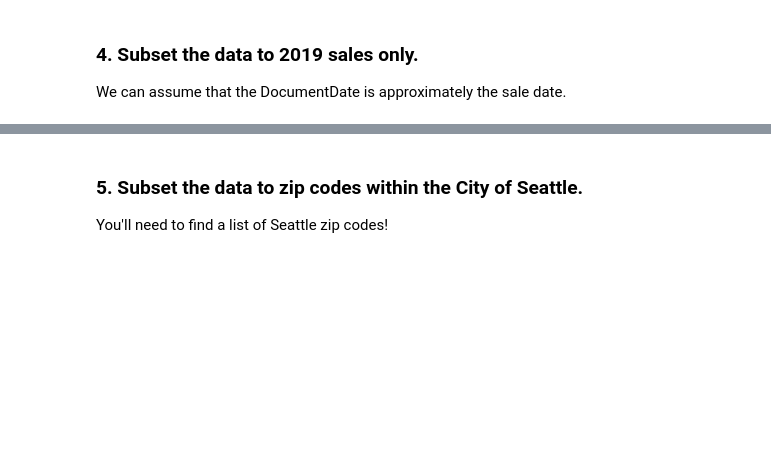
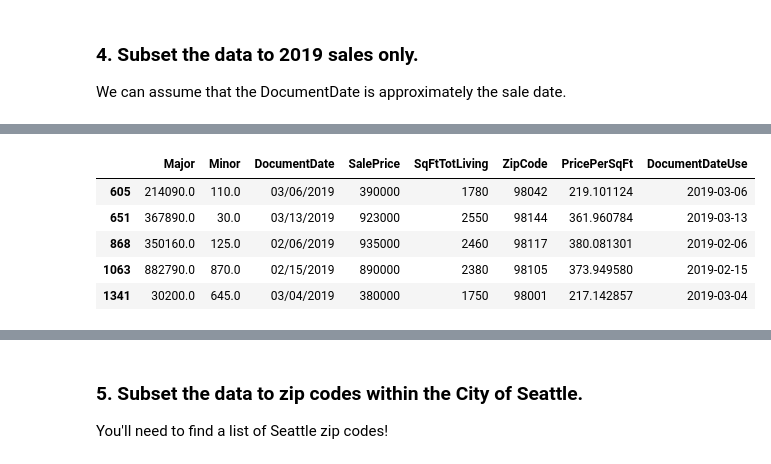
Before and after one commit to MangrobanGit/pandas-3-data-cleaning-seattle-ds-career-040119, a Jupyter notebook: pandas-3-data-cleaning.ipynb, the cells around one changed output, grey strips where cells are left out. Saved outputs shown, nothing was run; the diff lists cells and outputs as text; code cells hidden in the pictures; blank space fills up the shorter version.

```diff
--- a/pandas-3-data-cleaning.ipynb
+++ b/pandas-3-data-cleaning.ipynb
@@ -719,0 +800,9 @@ We can assume that the DocumentDate is approximately the sale date.
+# %%
+sales_data_2019.head()
+# %% [output]
+|  | Major | Minor | DocumentDate | SalePrice | SqFtTotLiving | ZipCode | PricePerSqFt | DocumentDateUse |
+| 605 | 214090.0 | 110.0 | 03/06/2019 | 390000 | 1780 | 98042 | 219.101124 | 2019-03-06 |
+| 651 | 367890.0 | 30.0 | 03/13/2019 | 923000 | 2550 | 98144 | 361.960784 | 2019-03-13 |
+| 868 | 350160.0 | 125.0 | 02/06/2019 | 935000 | 2460 | 98117 | 380.081301 | 2019-02-06 |
+| 1063 | 882790.0 | 870.0 | 02/15/2019 | 890000 | 2380 | 98105 | 373.949580 | 2019-02-15 |
+| 1341 | 30200.0 | 645.0 | 03/04/2019 | 380000 | 1750 | 98001 | 217.142857 | 2019-03-04 |
```
Also changed, not shown: parts of 34 cells of this notebook.
